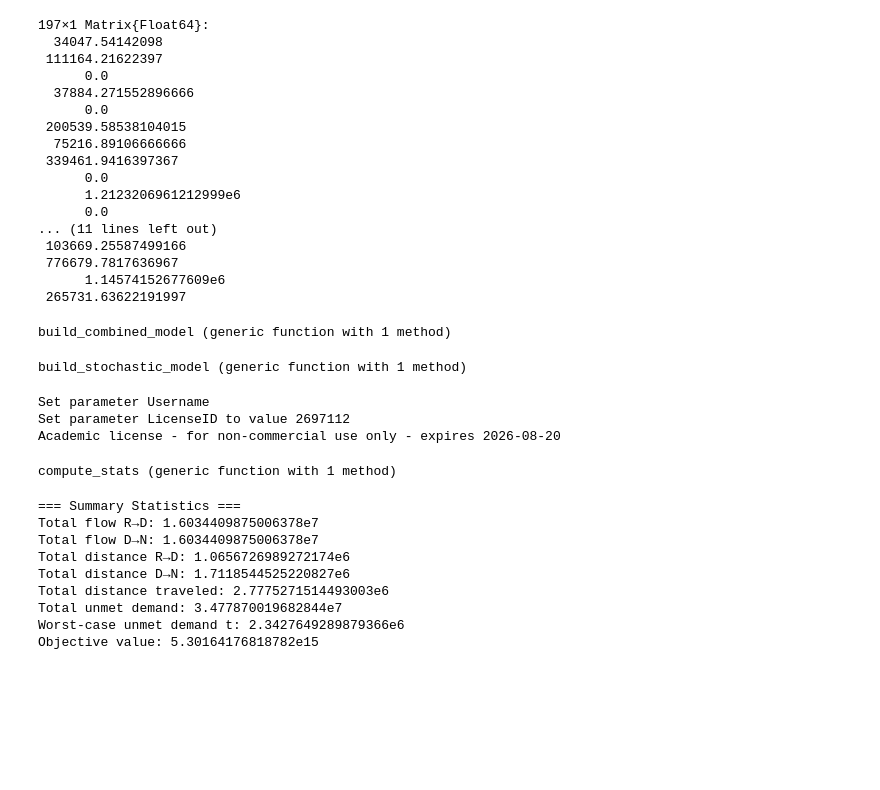
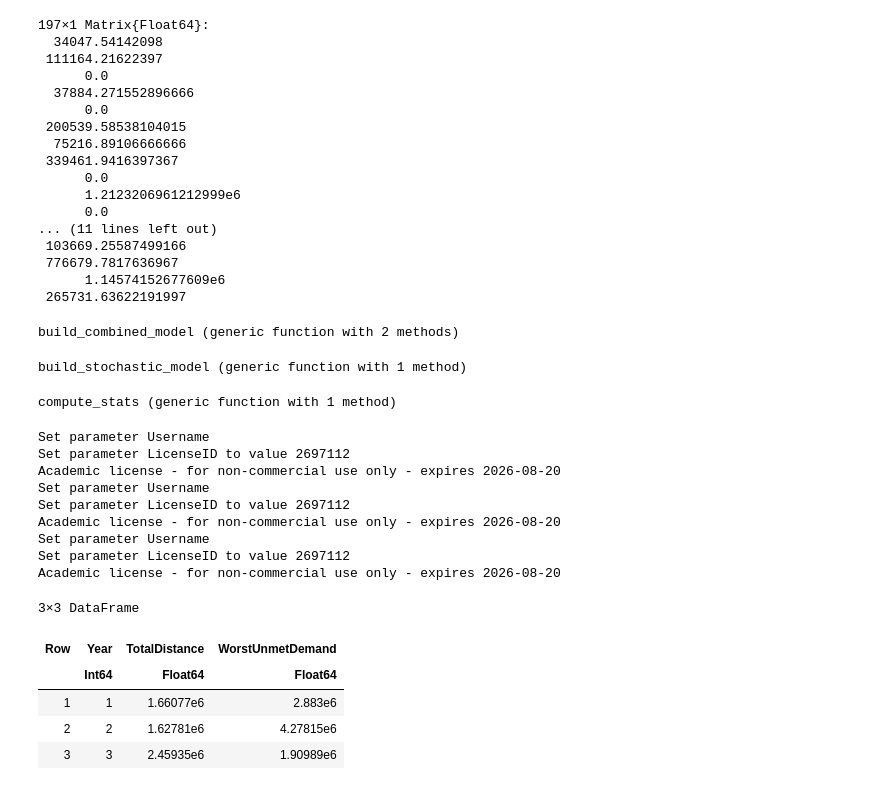
Before and after one commit to lauren-montigue/Optimizing-Food-Waste-Distribution-NY, a Jupyter notebook: notebooks/Baseline Model.ipynb, the cells around one changed output. Cells and saved outputs as stored; diff of their text form; code cells hidden in the pictures; blank space fills up the shorter version.

Commit message:
Display per-year distance

```diff
--- a/notebooks/Baseline Model.ipynb
+++ b/notebooks/Baseline Model.ipynb
@@ -247,7 +247,7 @@ average_demand = mean(Matrix(demand_df), dims=2)
       1.14574152677609e6
  265731.63622191997
 # %%
-function build_combined_model(w_cost::Float64, w_eq::Float64)
+function build_combined_model(w_cost::Float64, w_eq::Float64, year)
     model = Model(Gurobi.Optimizer)
     set_silent(model)
 
@@ -273,7 +273,7 @@ function build_combined_model(w_cost::Float64, w_eq::Float64)
     # 3) Demand balance for cost part:
     #    inflow + unmet = demand
     @constraint(model, [k in 1:N],
-        sum(y[j,k] for j in 1:D) + u[k] == average_demand[k]
+        sum(y[j,k] for j in 1:D) + u[k] == demand_df[k,year]
     )
 
     # 4) r_k = received = ∑_j y_jk
@@ -288,7 +288,7 @@ function build_combined_model(w_cost::Float64, w_eq::Float64)
 
     # 5) Worst unmet demand: t ≥ d_k - r_k
     @constraint(model, [k in 1:N],
-        t >= average_demand[k] - r[k]
+        t >= demand_df[k, year] - r[k]
     )
 
     # === Objective pieces ===
@@ -307,7 +307,7 @@ function build_combined_model(w_cost::Float64, w_eq::Float64)
     return model, x, y, u, r, t, cost_expr, equity_expr
 end
 # %% [output]
-build_combined_model (generic function with 1 method)
+build_combined_model (generic function with 2 methods)
 # %%
 ### I THINK THIS IS ALMOST THE STOCHASTIC MODEL
 
@@ -376,13 +376,6 @@ function build_stochastic_model(w_cost::Float64, w_eq::Float64)
 end
 # %% [output]
 build_stochastic_model (generic function with 1 method)
-# %%
-model, x, y, u, r, t, cost_expr, equity_expr = build_combined_model(1.0, 0.7)
-optimize!(model)
-# %% [output]
-Set parameter Username
-Set parameter LicenseID to value 2697112
-Academic license - for non-commercial use only - expires 2026-08-20
 # %%
 function compute_stats(model, x, y, u, r, t)
 
@@ -432,24 +425,39 @@ end
 # %% [output]
 compute_stats (generic function with 1 method)
 # %%
-stats = compute_stats(model, x, y, u, r, t)
+results = DataFrame(
+    Year = Int[],
+    TotalDistance = Float64[],
+    WorstUnmetDemand = Float64[]
+)
 
-println("=== Summary Statistics ===")
-println("Total flow R→D: ", stats.total_flow_rest_to_center)
-println("Total flow D→N: ", stats.total_flow_center_to_neighborhood)
-println("Total distance R→D: ", stats.total_distance_ij)
-println("Total distance D→N: ", stats.total_distance_jk)
-println("Total distance traveled: ", stats.total_distance)
-println("Total unmet demand: ", stats.total_unmet)
-println("Worst-case unmet demand t: ", stats.worst_unmet)
-println("Objective value: ", stats.objective_value)
+for yr in 1:3
+    model, x, y, u, r, t, cost_expr, equity_expr = build_combined_model(1.0, 0.7, yr)
+    optimize!(model)
+
+    stats = compute_stats(model, x, y, u, r, t)
+
+    push!(results, (
+        yr,
+        stats.total_distance,
+        stats.worst_unmet
+    ))
+end
+
+results
 # %% [output]
-=== Summary Statistics ===
-Total flow R→D: 1.6034409875006378e7
-Total flow D→N: 1.6034409875006378e7
-Total distance R→D: 1.0656726989272174e6
-Total distance D→N: 1.7118544525220827e6
-Total distance traveled: 2.7775271514493003e6
-Total unmet demand: 3.477870019682844e7
-Worst-case unmet demand t: 2.3427649289879366e6
-Objective value: 5.30164176818782e15
+Set parameter Username
+Set parameter LicenseID to value 2697112
+Academic license - for non-commercial use only - expires 2026-08-20
+Set parameter Username
+Set parameter LicenseID to value 2697112
+Academic license - for non-commercial use only - expires 2026-08-20
+Set parameter Username
+Set parameter LicenseID to value 2697112
+Academic license - for non-commercial use only - expires 2026-08-20
+3×3 DataFrame
+| Row | Year | TotalDistance | WorstUnmetDemand |
+|  | Int64 | Float64 | Float64 |
+| 1 | 1 | 1.66077e6 | 2.883e6 |
+| 2 | 2 | 1.62781e6 | 4.27815e6 |
+| 3 | 3 | 2.45935e6 | 1.90989e6 |
```
